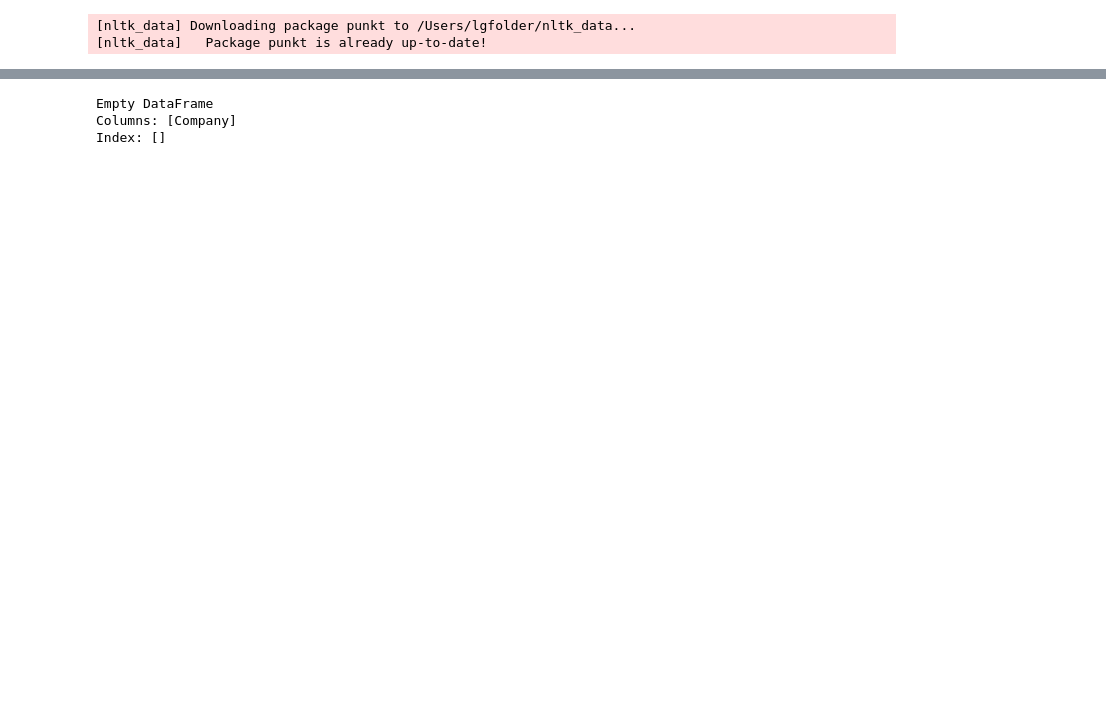
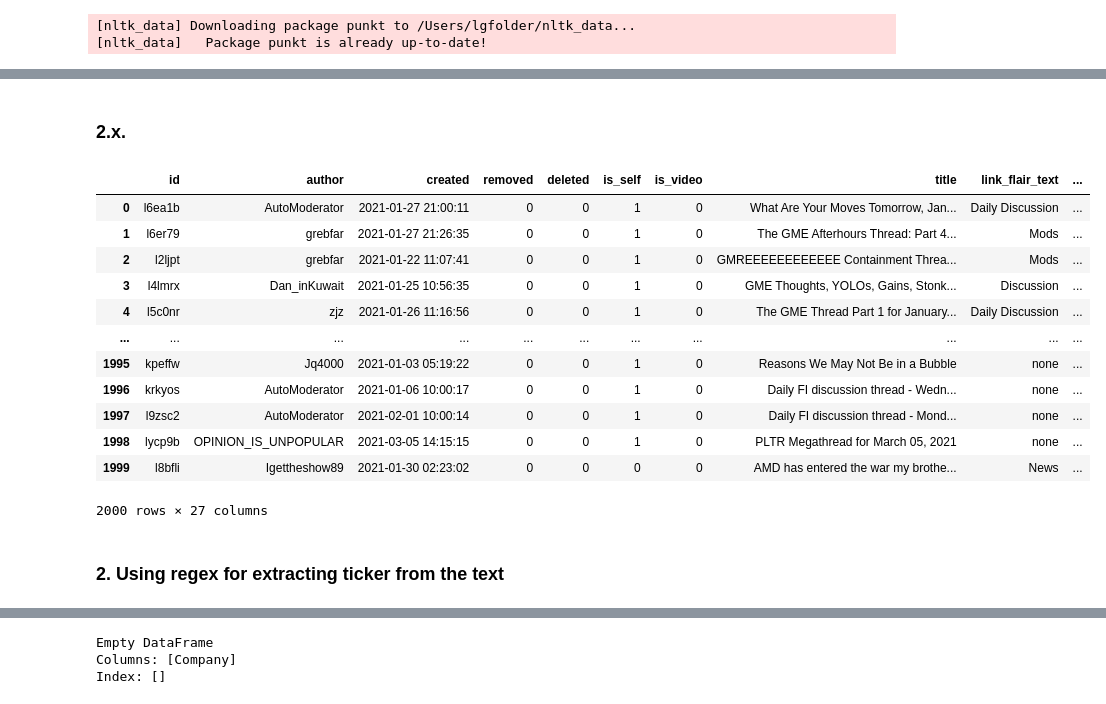
Before and after one commit to lusavkaedu/wallstreetbets, a Jupyter notebook: notebooks/VADER experiment.ipynb, the cells around one changed output, grey strips where cells are left out. Drawn from its saved outputs; the diff is of its cells as text; code cells hidden in the pictures; blank space fills up the shorter version.

Commit message:
Ticker extraction added

```diff
--- a/notebooks/VADER experiment.ipynb
+++ b/notebooks/VADER experiment.ipynb
@@ -113,0 +140,20 @@ if __name__ == "__main__" :
+# %% [markdown]
+### 2.x.
+# %%
+df
+# %% [output]
+|  | id | author | created | removed | deleted | is_self | is_video | title | link_flair_text | ... |
+| 0 | l6ea1b | AutoModerator | 2021-01-27 21:00:11 | 0 | 0 | 1 | 0 | What Are Your Moves Tomorrow, Jan... | Daily Discussion | ... |
+| 1 | l6er79 | grebfar | 2021-01-27 21:26:35 | 0 | 0 | 1 | 0 | The GME Afterhours Thread: Part 4... | Mods | ... |
+| 2 | l2ljpt | grebfar | 2021-01-22 11:07:41 | 0 | 0 | 1 | 0 | GMREEEEEEEEEEEE Containment Threa... | Mods | ... |
+| 3 | l4lmrx | Dan_inKuwait | 2021-01-25 10:56:35 | 0 | 0 | 1 | 0 | GME Thoughts, YOLOs, Gains, Stonk... | Discussion | ... |
+| 4 | l5c0nr | zjz | 2021-01-26 11:16:56 | 0 | 0 | 1 | 0 | The GME Thread Part 1 for January... | Daily Discussion | ... |
+| ... | ... | ... | ... | ... | ... | ... | ... | ... | ... | ... |
+| 1995 | kpeffw | Jq4000 | 2021-01-03 05:19:22 | 0 | 0 | 1 | 0 | Reasons We May Not Be in a Bubble | none | ... |
+| 1996 | krkyos | AutoModerator | 2021-01-06 10:00:17 | 0 | 0 | 1 | 0 | Daily FI discussion thread - Wedn... | none | ... |
+| 1997 | l9zsc2 | AutoModerator | 2021-02-01 10:00:14 | 0 | 0 | 1 | 0 | Daily FI discussion thread - Mond... | none | ... |
+| 1998 | lycp9b | OPINION_IS_UNPOPULAR | 2021-03-05 14:15:15 | 0 | 0 | 1 | 0 | PLTR Megathread for March 05, 2021 | none | ... |
+| 1999 | l8bfli | Igettheshow89 | 2021-01-30 02:23:02 | 0 | 0 | 0 | 0 | AMD has entered the war my brothe... | News | ... |
+2000 rows × 27 columns
+# %% [markdown]
+### 2. Using regex for extracting ticker from the text
```
Also changed, not shown: parts of 37 cells of this notebook, 1 other file.
